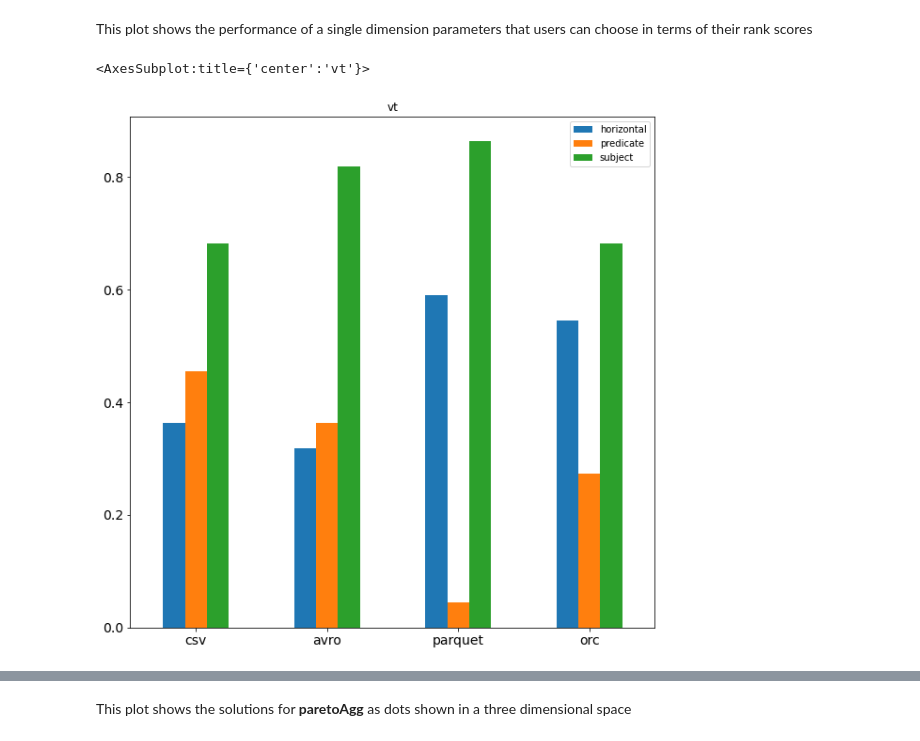
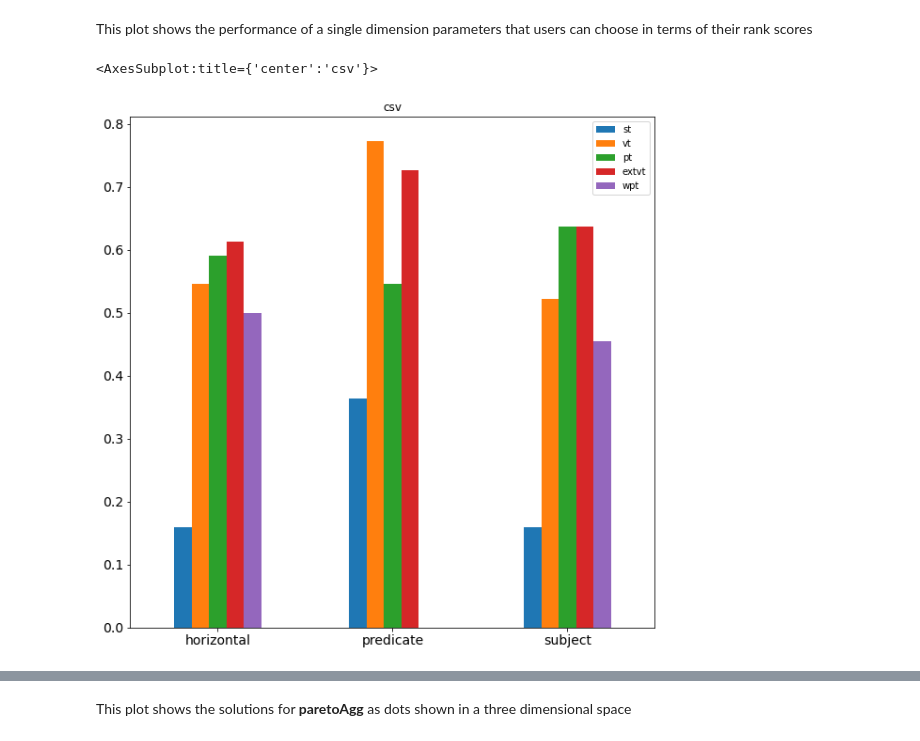
Before and after one commit to DataSystemsGroupUT/PAPyA, a Jupyter notebook: BenchRanker/BenchRanker.ipynb, the cells around one changed output, grey strips where cells are left out. Cells and saved outputs as stored; diff of their text form; code cells hidden in the pictures.

```diff
--- a/BenchRanker/BenchRanker.ipynb
+++ b/BenchRanker/BenchRanker.ipynb
@@ -48,8 +15,9 @@ Ranking Score _R_ is applied independently for each dimensions. _R_ is a numeric
 The output of this method is a table of configurations which is sorted based on the best performing configuration according to their Ranking Score along with <br>
 number of occurences of the dimension being placed at the rank _r_ (1st, 2nd, 3rd, ...)
 # %%
-# this method takes single dimension and dataset sizes that user specified inside their log files
+# this class takes single dimension and dataset sizes that user specified inside their log files
+from PAPyA.Rank import SDRank
 
-schemaSDRank = singleDimensionRanking.calculateRankScore('schemas', '250M')
-partitionSDRank = singleDimensionRanking.calculateRankScore('partition', '250M')
-storageSDRank = singleDimensionRanking.calculateRankScore('storage', '100M')
+schemaSDRank = SDRank(config, logs, '100M', 'schemas')
+partitionSDRank = SDRank(config, logs, '100M', 'partition')
+storageSDRank = SDRank(config, logs, '100M', 'storage')
@@ -118,9 +133,9 @@ singleDimensionRanking.plotRadar('schemas', '100M')
 # %% [markdown]
 This plot shows the performance of a single dimension parameters that users can choose in terms of their rank scores
-# %%
-# this method takes three parameters which are the dimension, dataset size, and the choosen options that user wants to see
-
-singleDimensionRanking.plot('partition', '100M', 'vt')
-# %% [output]
-<AxesSubplot:title={'center':'vt'}>
-[figure, removed]
+# %%
+# this method takes a parameter which is the view projection option that user wants to see (this is a bar chart of schema dimension viewed from csv storage format)
+
+schemaSDRank.plot('csv')
+# %% [output]
+<AxesSubplot:title={'center':'csv'}>
+[figure, added]
```
Also changed, not shown: parts of 22 cells of this notebook, 28 other files.
